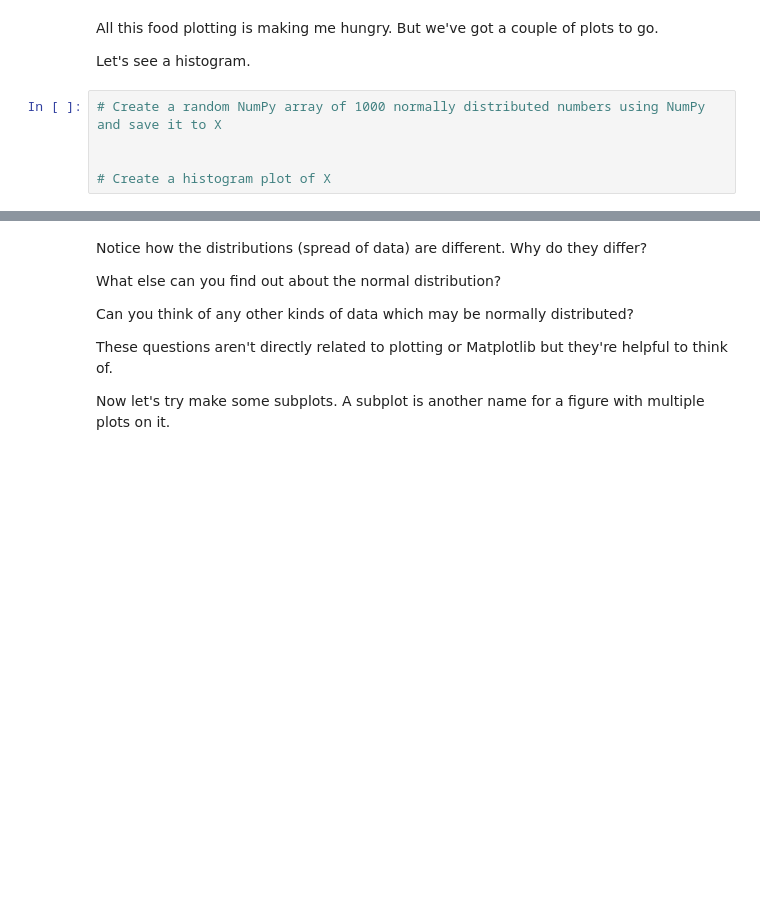
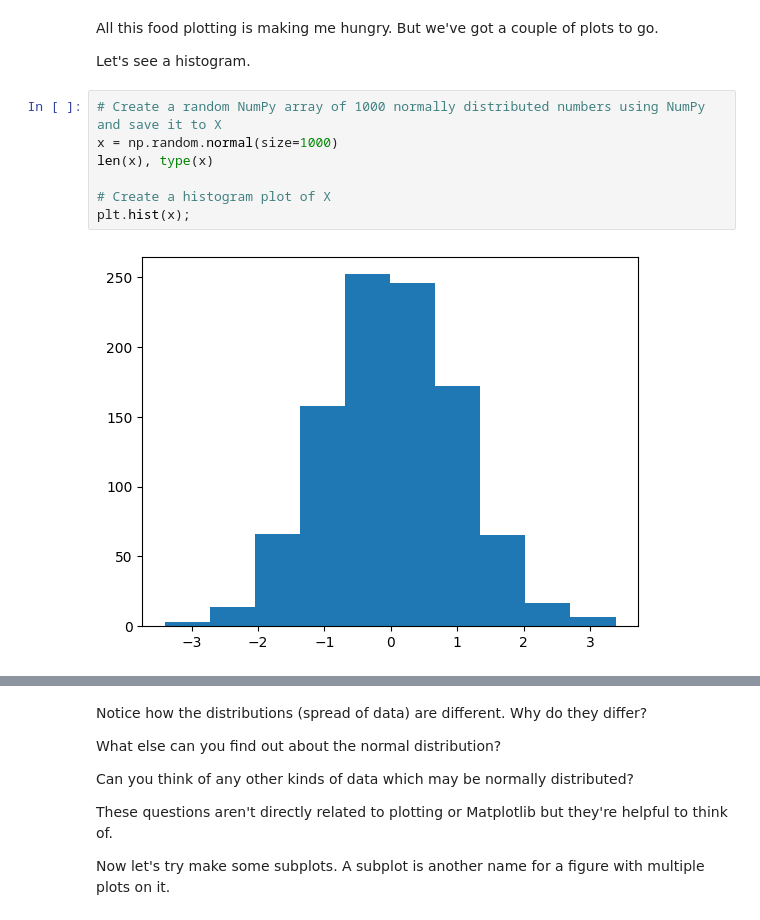
Before and after one commit to BrennZA/ZTM-ML, a Jupyter notebook: matplotlib-exercises.ipynb, the cells around one changed output, grey strips where cells are left out. Saved outputs shown, nothing was run; the diff lists cells and outputs as text; blank space fills up the shorter version.

```diff
--- a/matplotlib-exercises.ipynb
+++ b/matplotlib-exercises.ipynb
@@ -167,8 +185,12 @@ All this food plotting is making me hungry. But we've got a couple of plots to g
 Let's see a histogram.
 # %%
 # Create a random NumPy array of 1000 normally distributed numbers using NumPy and save it to X
-
+x = np.random.normal(size=1000)
+len(x), type(x)
 
 # Create a histogram plot of X
+plt.hist(x);
+# %% [output]
+[figure, added]
 # %%
 # Create a NumPy array of 1000 random numbers and save it to X
```
Also changed, not shown: parts of 14 cells of this notebook.
